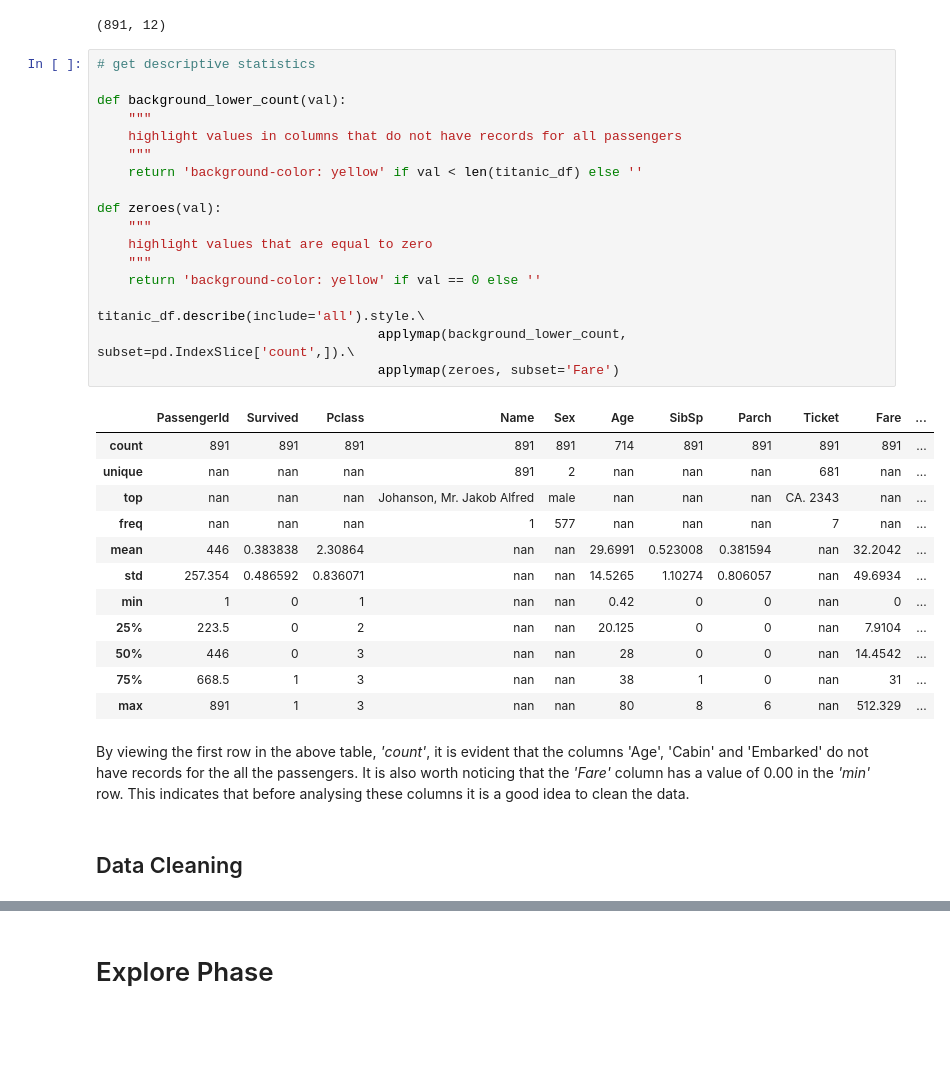
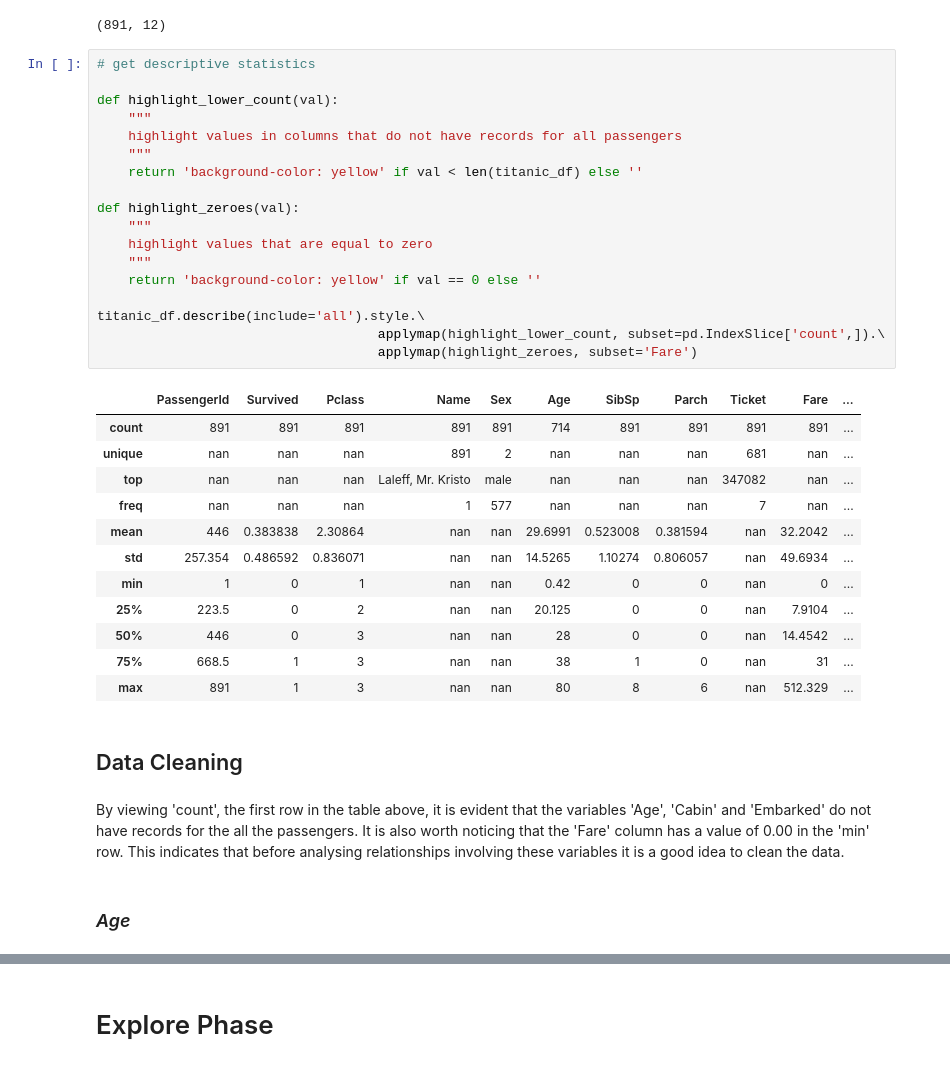
Before and after one commit to DiogoAdaoeSilva/DAND, a Jupyter notebook: p2/Investigate a dataset.ipynb, the cells around one changed output, grey strips where cells are left out. Drawn from its saved outputs; the diff is of its cells as text; blank space fills up the shorter version.

```diff
--- a/p2/Investigate a dataset.ipynb
+++ b/p2/Investigate a dataset.ipynb
@@ -66,26 +65,26 @@ titanic_df.shape
 # %%
 # get descriptive statistics
 
-def background_lower_count(val):
+def highlight_lower_count(val):
     """
     highlight values in columns that do not have records for all passengers
     """
     return 'background-color: yellow' if val < len(titanic_df) else ''
 
-def zeroes(val):
+def highlight_zeroes(val):
     """
     highlight values that are equal to zero
     """
     return 'background-color: yellow' if val == 0 else ''
 
 titanic_df.describe(include='all').style.\
-                                    applymap(background_lower_count, subset=pd.IndexSlice['count',]).\
-                                    applymap(zeroes, subset='Fare')
+                                    applymap(highlight_lower_count, subset=pd.IndexSlice['count',]).\
+                                    applymap(highlight_zeroes, subset='Fare')
 # %% [output]
 |  | PassengerId | Survived | Pclass | Name | Sex | Age | SibSp | Parch | Ticket | Fare | ... |
 | count | 891 | 891 | 891 | 891 | 891 | 714 | 891 | 891 | 891 | 891 | ... |
 | unique | nan | nan | nan | 891 | 2 | nan | nan | nan | 681 | nan | ... |
-| top | nan | nan | nan | Johanson, Mr. Jakob Alfred | male | nan | nan | nan | CA. 2343 | nan | ... |
+| top | nan | nan | nan | Laleff, Mr. Kristo | male | nan | nan | nan | 347082 | nan | ... |
 | freq | nan | nan | nan | 1 | 577 | nan | nan | nan | 7 | nan | ... |
 | mean | 446 | 0.383838 | 2.30864 | nan | nan | 29.6991 | 0.523008 | 0.381594 | nan | 32.2042 | ... |
 | std | 257.354 | 0.486592 | 0.836071 | nan | nan | 14.5265 | 1.10274 | 0.806057 | nan | 49.6934 | ... |
@@ -94,7 +93,9 @@ titanic_df.describe(include='all').style.\
 | 50% | 446 | 0 | 3 | nan | nan | 28 | 0 | 0 | nan | 14.4542 | ... |
 | 75% | 668.5 | 1 | 3 | nan | nan | 38 | 1 | 0 | nan | 31 | ... |
 | max | 891 | 1 | 3 | nan | nan | 80 | 8 | 6 | nan | 512.329 | ... |
-# %% [markdown]
-By viewing the first row in the above table, *'count'*, it is evident that the columns 'Age', 'Cabin' and 'Embarked' do not have records for the all the passengers. It is also worth noticing that the *'Fare'* column has a value of 0.00 in the *'min'* row. This indicates that before analysing these columns it is a good idea to clean the data.
 # %% [markdown]
 ## Data Cleaning
+# %% [markdown]
+By viewing 'count', the first row in the table above, it is evident that the variables 'Age', 'Cabin' and 'Embarked' do not have records for the all the passengers. It is also worth noticing that the 'Fare' column has a value of 0.00 in the 'min' row. This indicates that before analysing relationships involving these variables it is a good idea to clean the data.
+# %% [markdown]
+### *Age*
```
Also changed, not shown: parts of 28 cells of this notebook.
